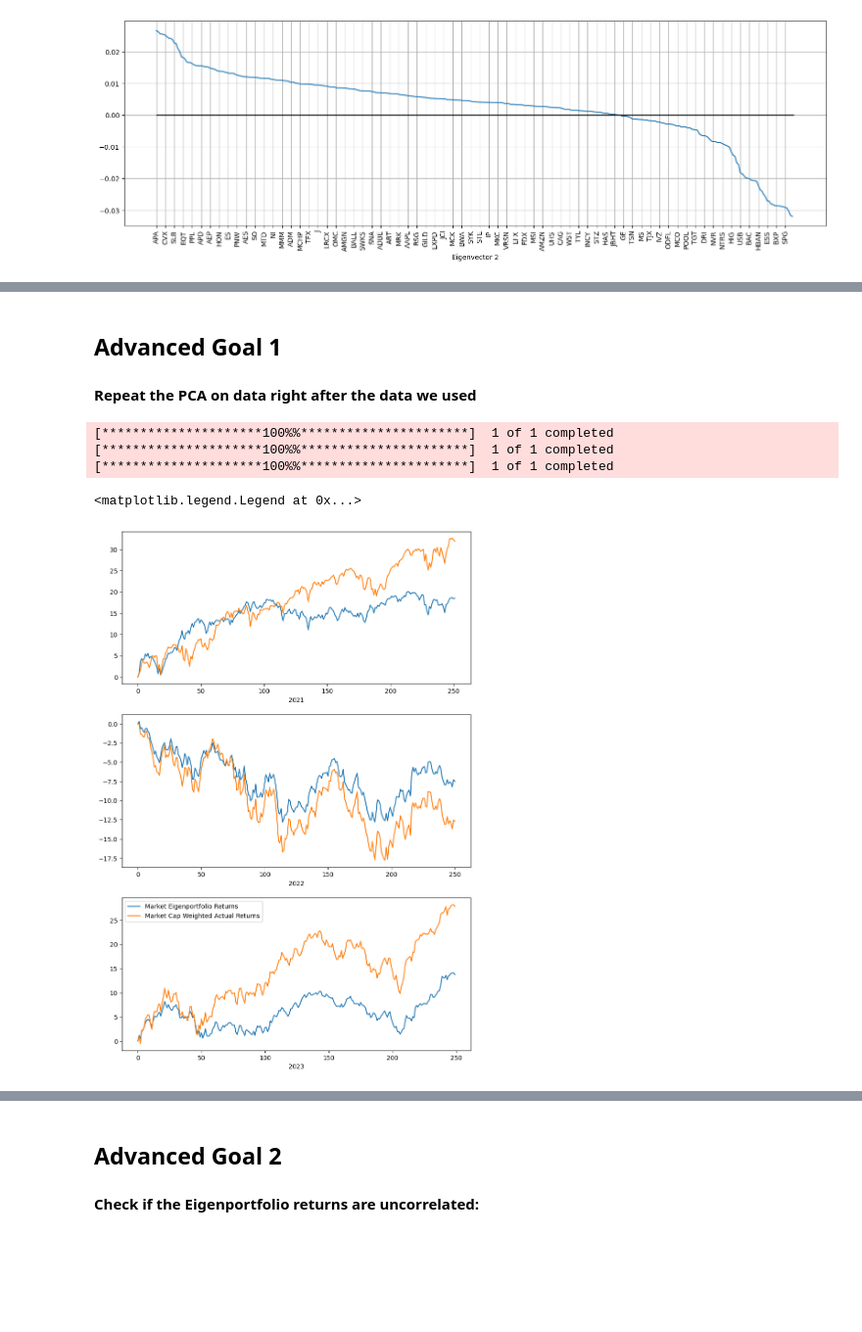
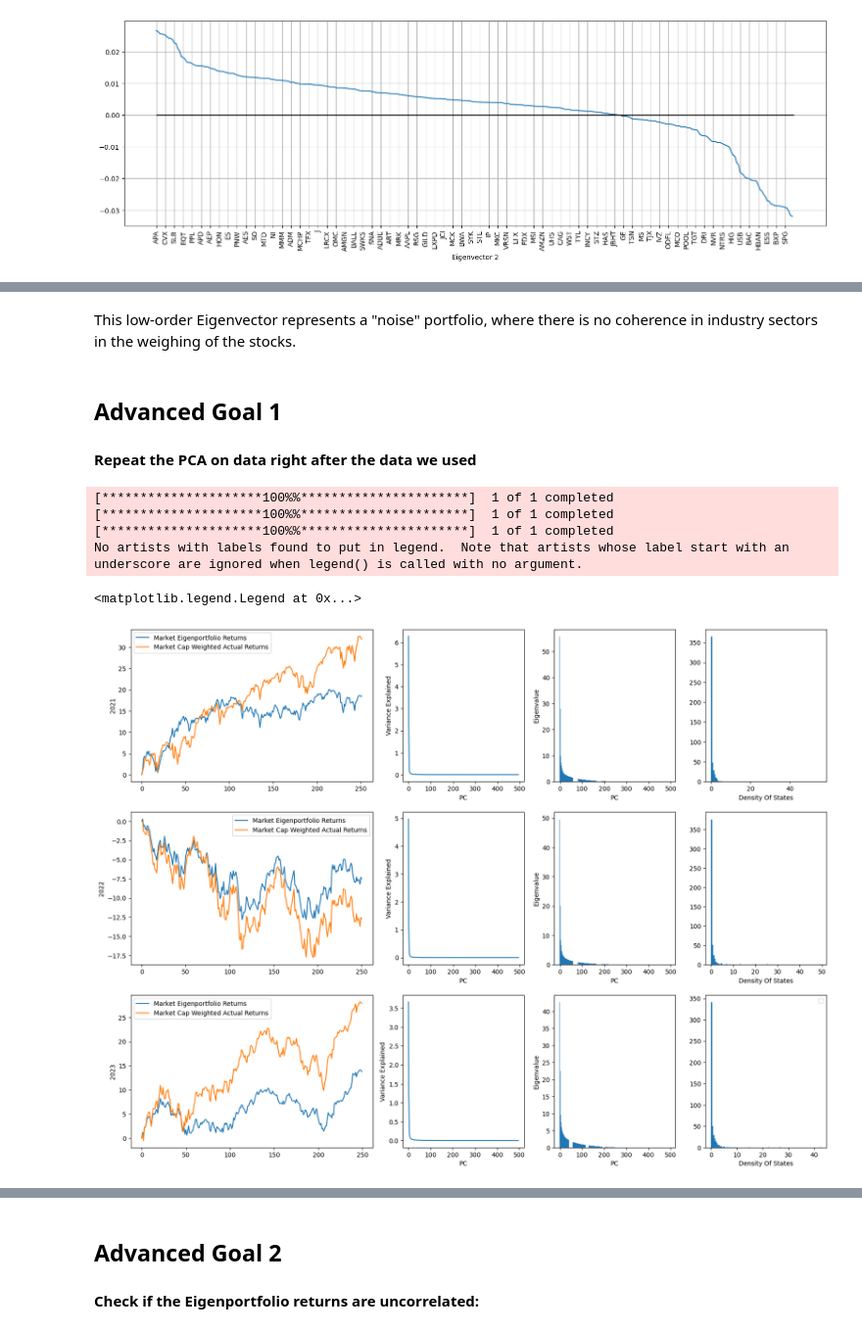
Before and after one commit to andygarcia830/msdspt2025b_dmw_lab2_lt5, a Jupyter notebook: Lab2A-LT5.ipynb, the cells around one changed output, grey strips where cells are left out. Shown at 98% size. Cells and saved outputs as stored; diff of their text form; code cells hidden in the pictures; blank space fills up the shorter version.

```diff
--- a/Lab2A-LT5.ipynb
+++ b/Lab2A-LT5.ipynb
@@ -236,28 +267,45 @@ Top 10 Stocks
+# %% [markdown]
+This low-order Eigenvector represents a "noise" portfolio, where there is no coherence in industry sectors in the weighing of the stocks.
 # %% [markdown]
 ## Advanced Goal 1
 #### Repeat the PCA on data right after the data we used
 # %%
-#Check fof 2020-2024
+#Check for 2020-2024
 start = 2020
-fig, ax = plt.subplots(3, figsize=(10,15))
+fig, ax = plt.subplots(3, 4, figsize=(20,15), gridspec_kw={'width_ratios': [2, 1, 1, 1]})
 for i in range(3):
     start += 1
     filename = f'spx_{start}_adj_close.csv'
     startdate = datetime.datetime(start,1,1)
     df_spx = l2af.load_data(tickers, startdate, filename, days=365, force=False)
     df_spx = l2af.clean_data(df_spx)
     R, Y = l2af.calculate_returns(df_spx)
     filename_corr = f'correlation_matrix_{start}.csv'
     p = l2af.consrtuct_correlation_matrix(Y, filename_corr, force=False)
     w_prime, variance_explained, l = l2af.calculate_pca(p)
     F = l2af.calculate_eigen_returns(w_prime, R)
     R_market = l2af.get_market_returns(startdate, days=365, )
-    l2af.plot_returns(start, F, R_market, ax[i])
+    l2af.plot_returns(start, F, R_market, ax[i][0])
+    ax[i][1].plot(range(len(variance_explained)), variance_explained)
+    # plt.ylim(0,1)
+    ax[i][1].set_xlabel('PC')
+    ax[i][1].set_ylabel('Variance Explained')
+
+    ax[i][2].bar(range(len(l)), l)
+    # plt.ylim(0,1)
+    ax[i][2].set_xlabel('PC')
+    ax[i][2].set_ylabel('Eigenvalue')
+
+    ax[i][3].hist(l, bins=100)
+    ax[i][3].set_xlabel('Density Of States')
+
+
     # plot_eigen_returns(F, ax[i][1])
 plt.legend()
 # %% [output]
 [*********************100%%**********************]  1 of 1 completed
 [*********************100%%**********************]  1 of 1 completed
 [*********************100%%**********************]  1 of 1 completed
+No artists with labels found to put in legend.  Note that artists whose label start with an underscore are ignored when legend() is called with no argument.
 <matplotlib.legend.Legend at 0x...>
-[figure, old version]
+[figure, new version]
```
Also changed, not shown: parts of 7 cells of this notebook, 1 other file.
